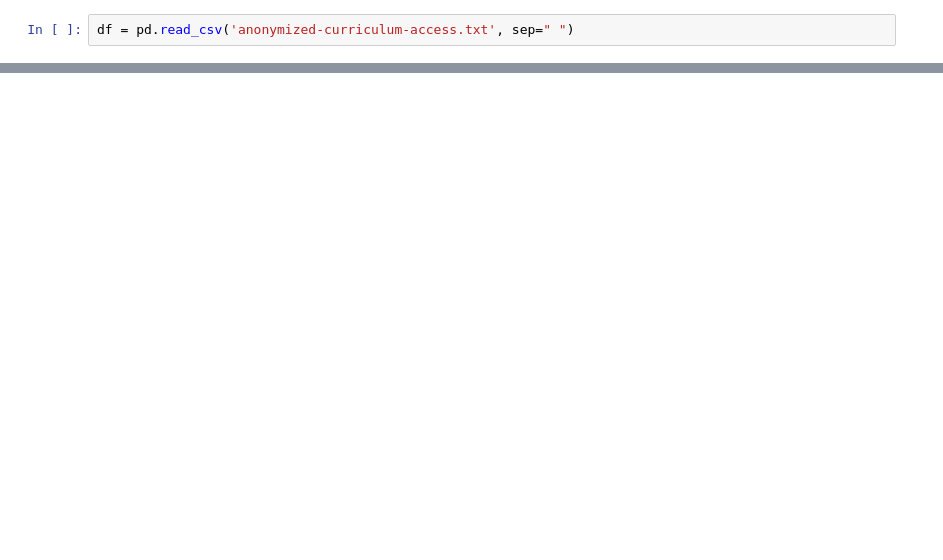
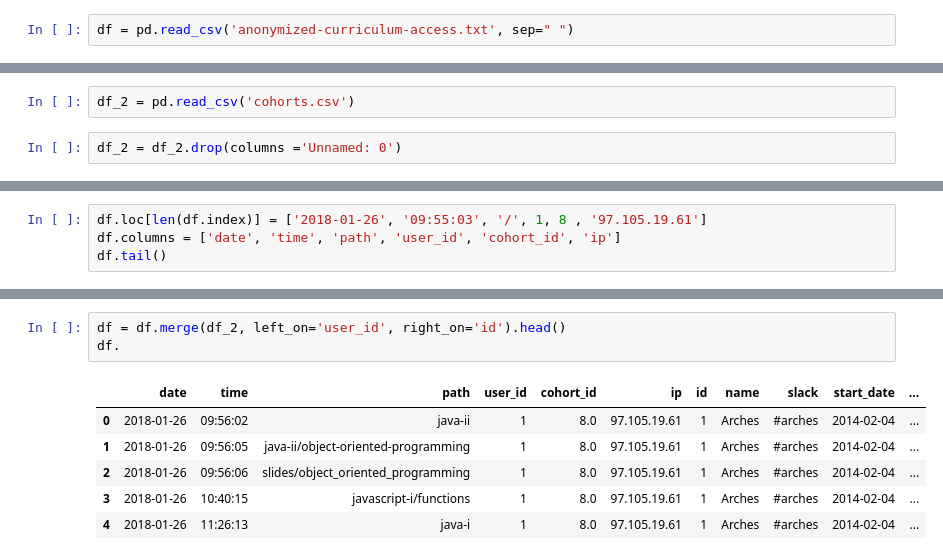
Before and after one commit to Anomaly-detection-project-RD/anomaly_detection, a Jupyter notebook: Divante_Scratch.ipynb, the cells around one changed output, grey strips where cells are left out. Saved outputs shown, nothing was run; the diff lists cells and outputs as text; blank space fills up the shorter version.

```diff
--- a/Divante_Scratch.ipynb
+++ b/Divante_Scratch.ipynb
@@ -33,0 +21,4 @@ acquire_logs()
+# %%
+df_2 = pd.read_csv('cohorts.csv')
+# %%
+df_2 = df_2.drop(columns ='Unnamed: 0')
@@ -33,0 +41,4 @@ acquire_logs()
+# %%
+df.loc[len(df.index)] = ['2018-01-26', '09:55:03', '/', 1, 8 , '97.105.19.61']
+df.columns = ['date', 'time', 'path', 'user_id', 'cohort_id', 'ip']
+df.tail()
@@ -33,0 +81,10 @@ acquire_logs()
+# %%
+df = df.merge(df_2, left_on='user_id', right_on='id').head()
+df.
+# %% [output]
+|  | date | time | path | user_id | cohort_id | ip | id | name | slack | start_date | ... |
+| 0 | 2018-01-26 | 09:56:02 | java-ii | 1 | 8.0 | 97.105.19.61 | 1 | Arches | #arches | 2014-02-04 | ... |
+| 1 | 2018-01-26 | 09:56:05 | java-ii/object-oriented-programming | 1 | 8.0 | 97.105.19.61 | 1 | Arches | #arches | 2014-02-04 | ... |
+| 2 | 2018-01-26 | 09:56:06 | slides/object_oriented_programming | 1 | 8.0 | 97.105.19.61 | 1 | Arches | #arches | 2014-02-04 | ... |
+| 3 | 2018-01-26 | 10:40:15 | javascript-i/functions | 1 | 8.0 | 97.105.19.61 | 1 | Arches | #arches | 2014-02-04 | ... |
+| 4 | 2018-01-26 | 11:26:13 | java-i | 1 | 8.0 | 97.105.19.61 | 1 | Arches | #arches | 2014-02-04 | ... |
```
Also changed, not shown: parts of 7 cells of this notebook, 1 other file.
